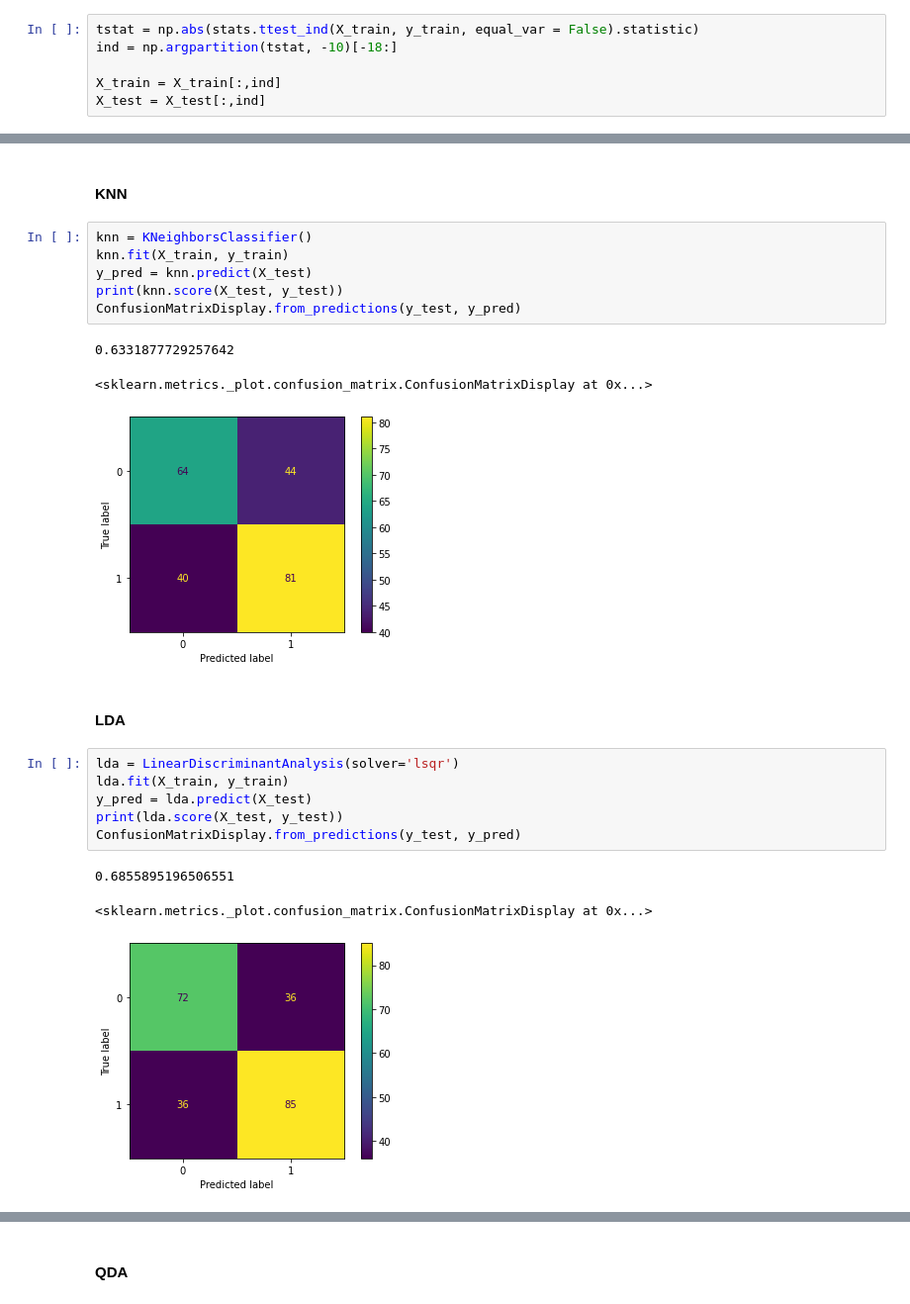
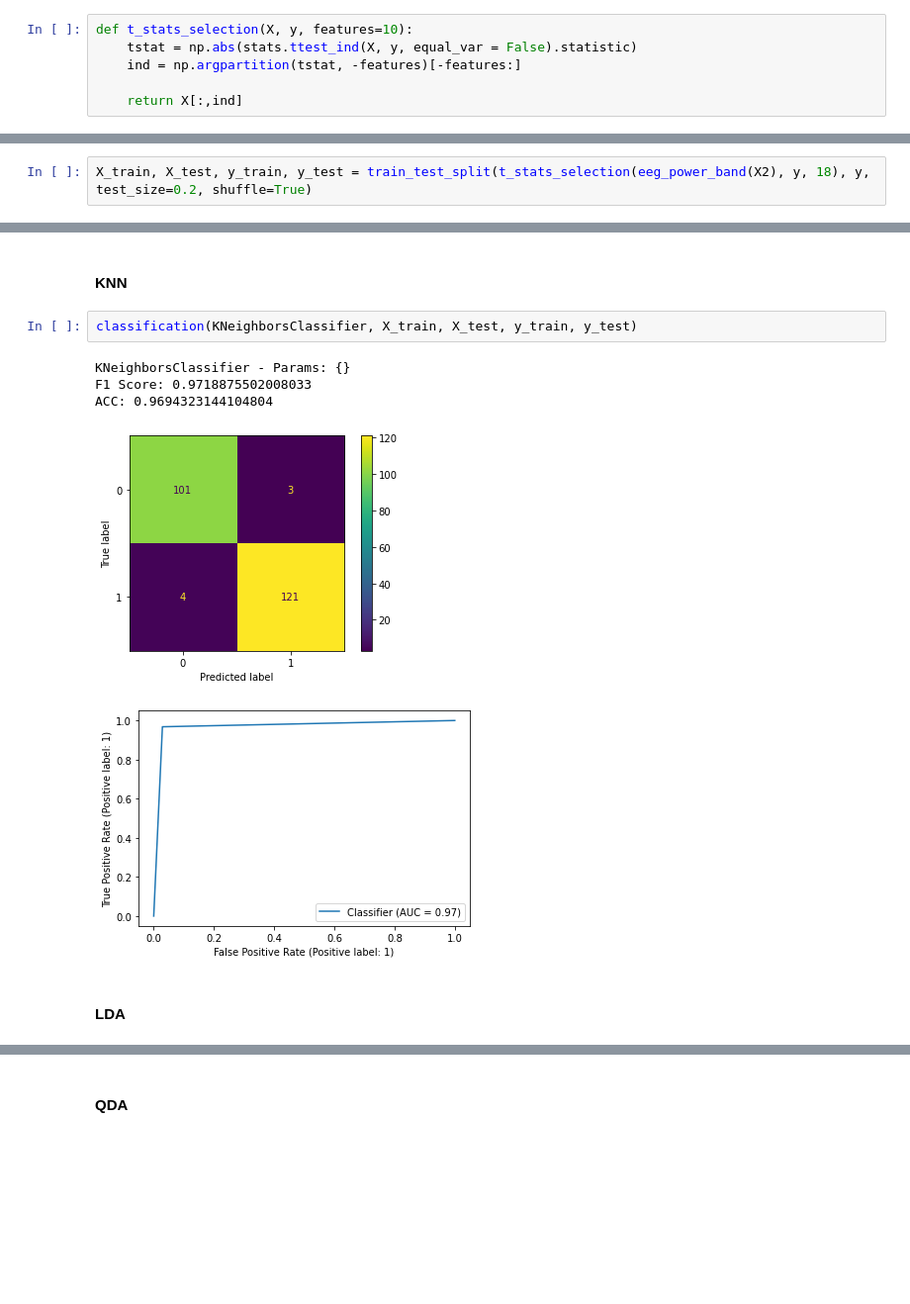
Before and after one commit to daterka/Use-of-machine-learning-methods-to-diagnose-schizophrenia-based-on-EEG-signal, a Jupyter notebook: Clean up version.ipynb, the cells around one changed output, grey strips where cells are left out. Shown at 99% size. Cells and saved outputs as stored; diff of their text form; blank space fills up the shorter version.

```diff
--- a/Clean up version.ipynb
+++ b/Clean up version.ipynb
@@ -151,10 +179,10 @@ X_train, X_test, y_train, y_test = train_test_split(ar_result, y, test_size=0.2,
 # %% [markdown]
 #### _t-test Welch (rank method)_
 # %%
-tstat = np.abs(stats.ttest_ind(X_train, y_train, equal_var = False).statistic)
-ind = np.argpartition(tstat, -10)[-18:]
+def t_stats_selection(X, y, features=10):
+    tstat = np.abs(stats.ttest_ind(X, y, equal_var = False).statistic)
+    ind = np.argpartition(tstat, -features)[-features:]
 
-X_train = X_train[:,ind]
-X_test = X_test[:,ind]
+    return X[:,ind]
 # %% [markdown]
 #### _PCA_
@@ -171,0 +202,2 @@ X_test = sfs.transform(X_test)
+# %%
+X_train, X_test, y_train, y_test = train_test_split(t_stats_selection(eeg_power_band(X2), y, 18), y, test_size=0.2, shuffle=True)
@@ -174,24 +218,12 @@ X_test = sfs.transform(X_test)
 # %% [markdown]
 #### KNN
-# %%
-knn = KNeighborsClassifier()
-knn.fit(X_train, y_train)
-y_pred = knn.predict(X_test)
-print(knn.score(X_test, y_test))
-ConfusionMatrixDisplay.from_predictions(y_test, y_pred)
-# %% [output]
-0.6331877729257642
-<sklearn.metrics._plot.confusion_matrix.ConfusionMatrixDisplay at 0x...>
-[figure, removed]
+# %%
+classification(KNeighborsClassifier, X_train, X_test, y_train, y_test)
+# %% [output]
+KNeighborsClassifier - Params: {}
+F1 Score: 0.9718875502008033
+ACC: 0.9694323144104804
+[figure, added]
+[figure, added]
 # %% [markdown]
 #### LDA
-# %%
-lda = LinearDiscriminantAnalysis(solver='lsqr')
-lda.fit(X_train, y_train)
-y_pred = lda.predict(X_test)
-print(lda.score(X_test, y_test))
-ConfusionMatrixDisplay.from_predictions(y_test, y_pred)
-# %% [output]
-0.6855895196506551
-<sklearn.metrics._plot.confusion_matrix.ConfusionMatrixDisplay at 0x...>
-[figure, removed]
```
Also changed, not shown: parts of 47 cells of this notebook.
